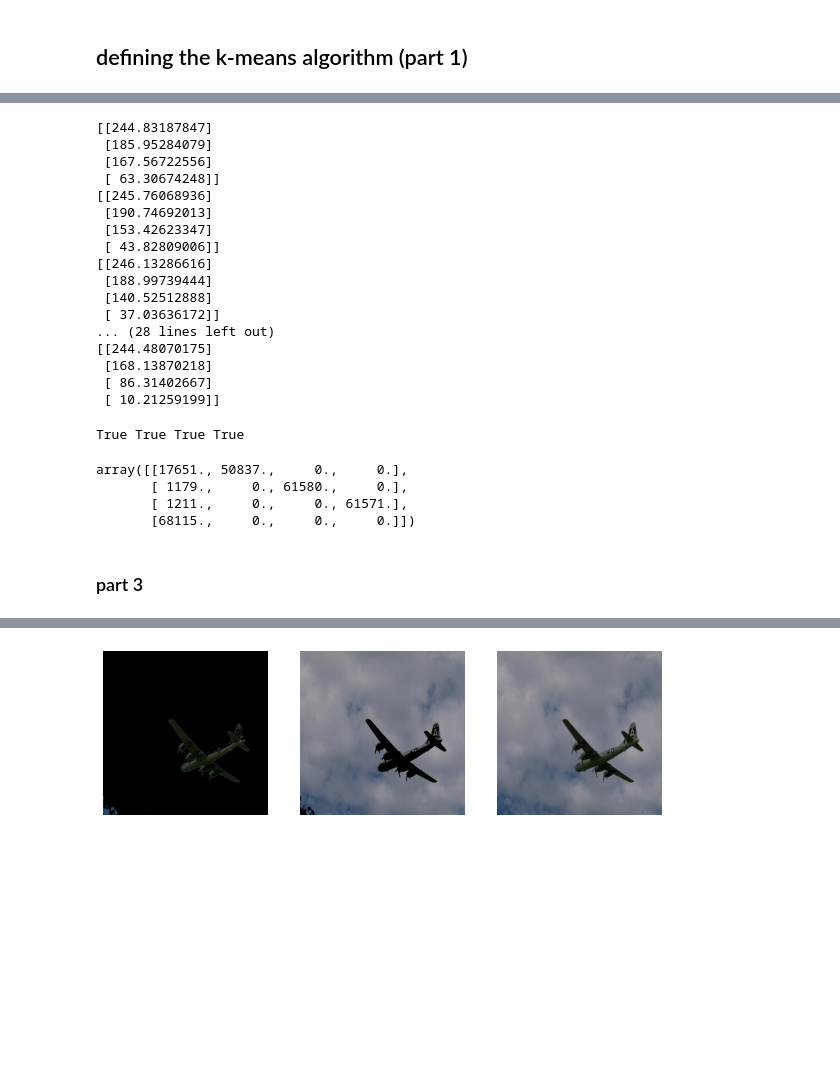
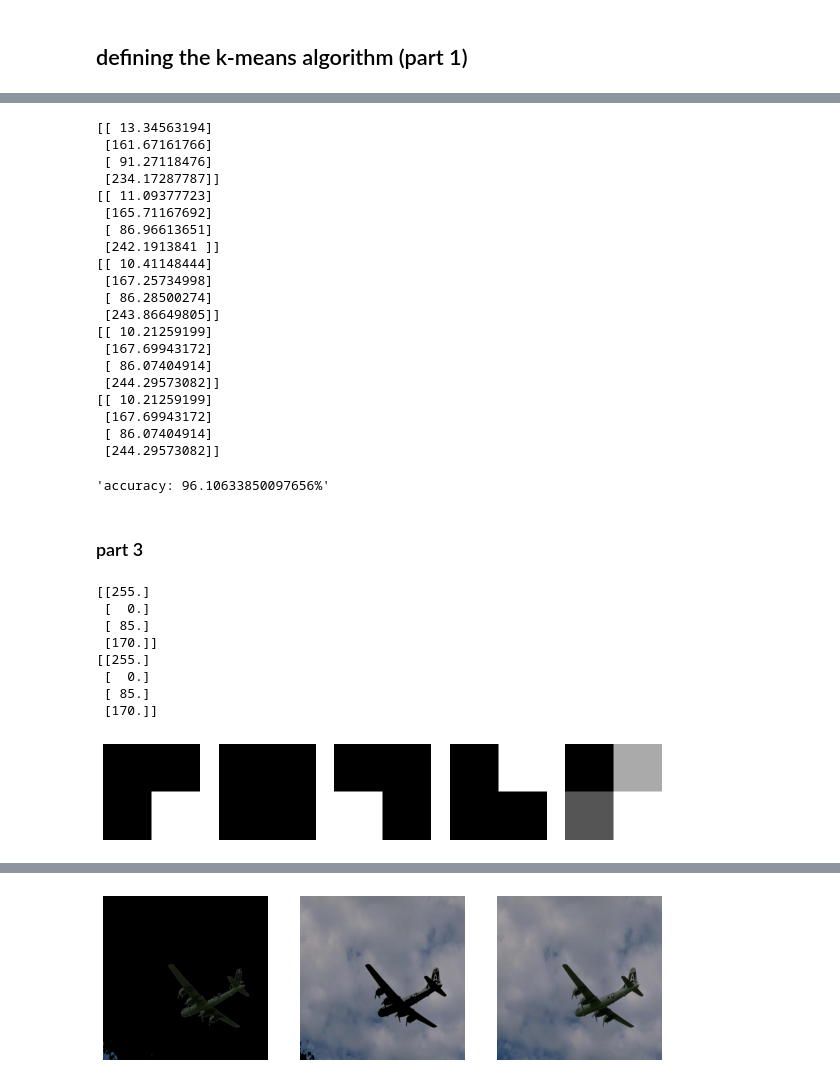
Before and after one commit to moataznoaaaman/DLCV_T1, a Jupyter notebook: task2.ipynb, the cells around one changed output, grey strips where cells are left out. Cells and saved outputs as stored; diff of their text form; code cells hidden in the pictures; blank space fills up the shorter version.

```diff
--- a/task2.ipynb
+++ b/task2.ipynb
@@ -227,32 +215,45 @@ array([[15953., 50053.,     0.,     0.],
 # %%
 m1 = k_means(4,"gray", r"dataset3\testGrayImage_high.jpg")
 result = m1.confusion()
-result
+m1.accuracy(result)
 # %% [output]
-[[244.83187847]
- [185.95284079]
- [167.56722556]
- [ 63.30674248]]
-[[245.76068936]
- [190.74692013]
- [153.42623347]
- [ 43.82809006]]
-[[246.13286616]
- [188.99739444]
- [140.52512888]
- [ 37.03636172]]
-... (28 lines left out)
-[[244.48070175]
- [168.13870218]
- [ 86.31402667]
- [ 10.21259199]]
+[[ 13.34563194]
+ [161.67161766]
+ [ 91.27118476]
+ [234.17287787]]
+[[ 11.09377723]
+ [165.71167692]
+ [ 86.96613651]
+ [242.1913841 ]]
+[[ 10.41148444]
+ [167.25734998]
+ [ 86.28500274]
+ [243.86649805]]
+[[ 10.21259199]
+ [167.69943172]
+ [ 86.07404914]
+ [244.29573082]]
+[[ 10.21259199]
+ [167.69943172]
+ [ 86.07404914]
+ [244.29573082]]
-True True True True
+'accuracy: 96.10633850097656%'
-array([[17651., 50837.,     0.,     0.],
-       [ 1179.,     0., 61580.,     0.],
-       [ 1211.,     0.,     0., 61571.],
-       [68115.,     0.,     0.,     0.]])
 # %% [markdown]
 ### part 3
+# %%
+m1 = k_means(4,"gray", r"dataset3\testGrayImage.jpg")
+result = m1.cluster()
+m1.display(result[0],result[1])
+# %% [output]
+[[255.]
+ [  0.]
+ [ 85.]
+ [170.]]
+[[255.]
+ [  0.]
+ [ 85.]
+ [170.]]
+[figure, added]
 # %%
 m1 = k_means(2,"gray", r"data_scaled\2.jpg")
 result = m1.cluster()
```
Also changed, not shown: parts of 6 cells of this notebook.
